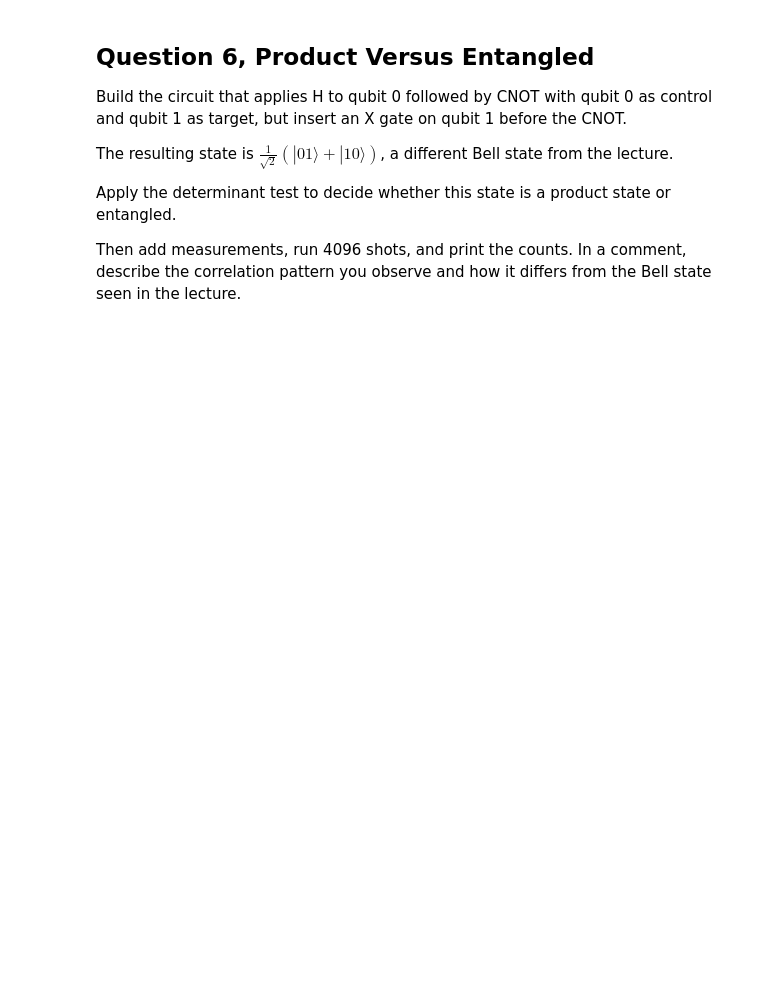
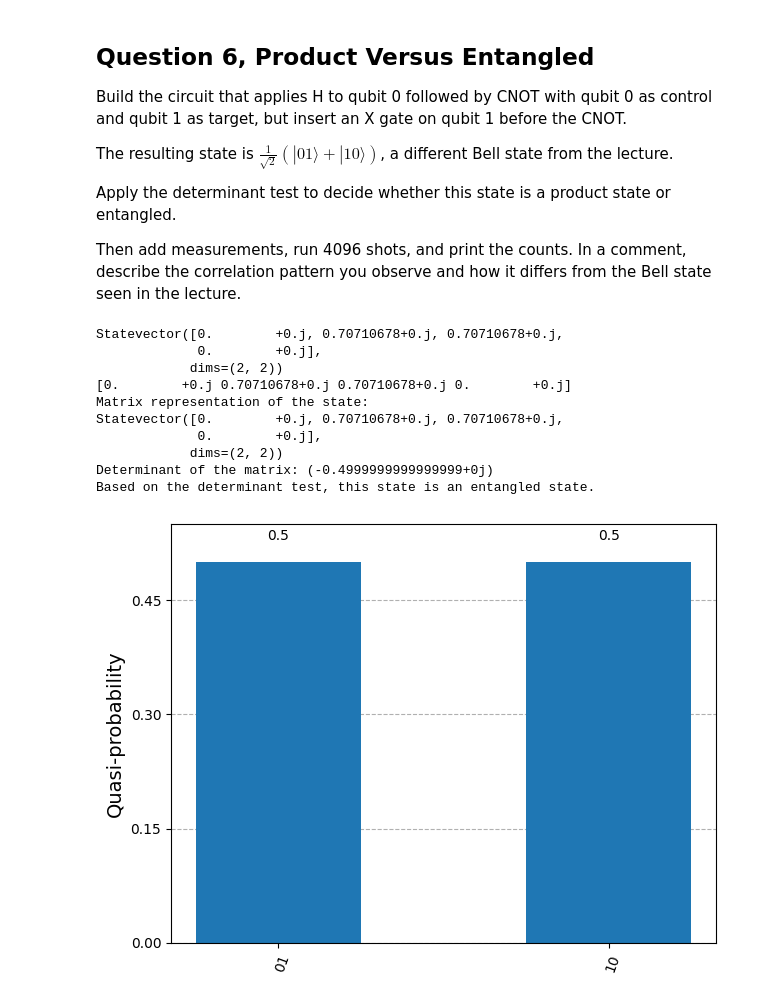
Before and after one commit to samalanubhab/Quantum_CEPIITD, a Jupyter notebook: Week2/Week2_Qubit_States_Bloch_Practice_Anubhab_Samal.ipynb, the cells around one changed output. Saved outputs shown, nothing was run; the diff lists cells and outputs as text; code cells hidden in the pictures; blank space fills up the shorter version.

Commit message:
added tensor product and bell state entaglement code

```diff
--- a/Week2/Week2_Qubit_States_Bloch_Practice_Anubhab_Samal.ipynb
+++ b/Week2/Week2_Qubit_States_Bloch_Practice_Anubhab_Samal.ipynb
@@ -141,3 +154,36 @@ Apply the determinant test to decide whether this state is a product state or en
 Then add measurements, run 4096 shots, and print the counts. In a comment, describe the correlation pattern you observe and how it differs from the Bell state seen in the lecture.
 # %%
 # Your code here
+qc=QuantumCircuit(2)
+qc.h(0)
+qc.x(1)
+qc.cx(0,1)
+sv=Statevector(qc)
+print(sv)
+print(sv.data)
+
+# Calculate the determinant
+det_value = np.linalg.det(sv.data.reshape((2, 2)))
+
+print(f"Matrix representation of the state:\n{sv}")
+print(f"Determinant of the matrix: {det_value}")
+
+if np.isclose(det_value, 0):
+    print("Based on the determinant test, this state is a product state (separable).")
+else:
+    print("Based on the determinant test, this state is an entangled state.")
+
+#plot histogram
+plot_histogram(sv.probabilities_dict())
+# %% [output]
+Statevector([0.        +0.j, 0.70710678+0.j, 0.70710678+0.j,
+             0.        +0.j],
+            dims=(2, 2))
+[0.        +0.j 0.70710678+0.j 0.70710678+0.j 0.        +0.j]
+Matrix representation of the state:
+Statevector([0.        +0.j, 0.70710678+0.j, 0.70710678+0.j,
+             0.        +0.j],
+            dims=(2, 2))
+Determinant of the matrix: (-0.4999999999999999+0j)
+Based on the determinant test, this state is an entangled state.
+[figure, added]
```
Also changed, not shown: parts of 3 cells of this notebook.
